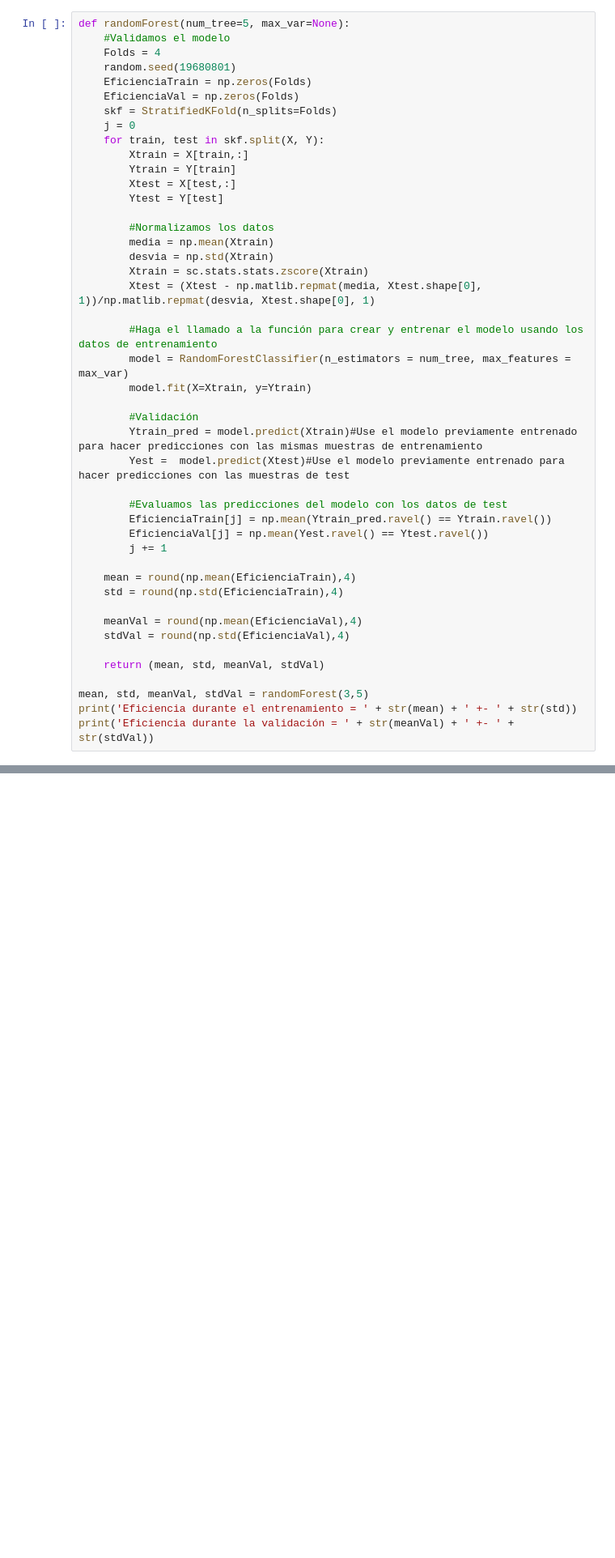
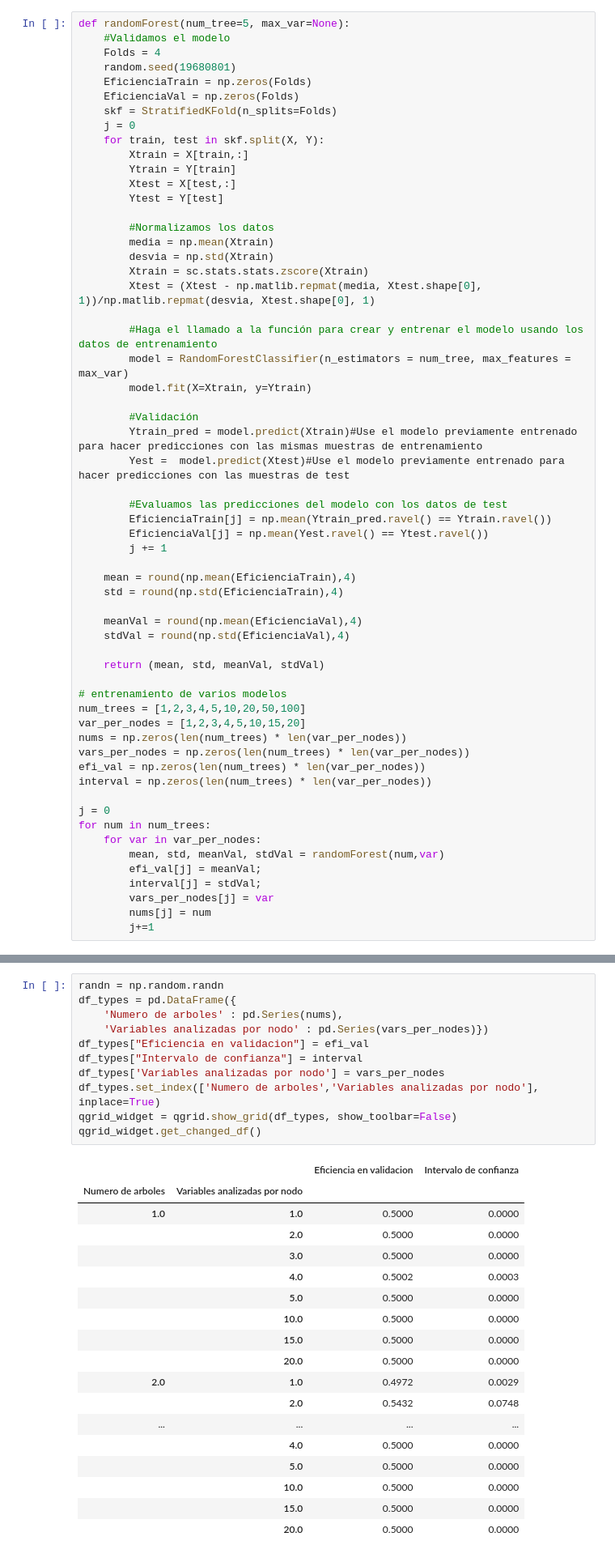
Before and after one commit to jaiderog/ML_IntroductoryCourse, a Jupyter notebook: Proyecto/Modelos.ipynb, the cells around one changed output, grey strips where cells are left out. Shown at 81% size. Cells and saved outputs as stored; diff of their text form; blank space fills up the shorter version.

Commit message:
tabla random forest y svm

```diff
--- a/Proyecto/Modelos.ipynb
+++ b/Proyecto/Modelos.ipynb
@@ -456,6 +456,20 @@ def randomForest(num_tree=5, max_var=None):
 
     return (mean, std, meanVal, stdVal)
 
-mean, std, meanVal, stdVal = randomForest(3,5)
-print('Eficiencia durante el entrenamiento = ' + str(mean) + ' +- ' + str(std))
-print('Eficiencia durante la validación = ' + str(meanVal) + ' +- ' + str(stdVal))
+# entrenamiento de varios modelos
+num_trees = [1,2,3,4,5,10,20,50,100]
+var_per_nodes = [1,2,3,4,5,10,15,20]
+nums = np.zeros(len(num_trees) * len(var_per_nodes))
+vars_per_nodes = np.zeros(len(num_trees) * len(var_per_nodes))
+efi_val = np.zeros(len(num_trees) * len(var_per_nodes))
+interval = np.zeros(len(num_trees) * len(var_per_nodes))
+
+j = 0
+for num in num_trees:
+    for var in var_per_nodes:
+        mean, std, meanVal, stdVal = randomForest(num,var)
+        efi_val[j] = meanVal;
+        interval[j] = stdVal;
+        vars_per_nodes[j] = var
+        nums[j] = num
+        j+=1
@@ -464,0 +478,30 @@ Eficiencia durante la validación = 0.864 +- 0.0034
+# %%
+randn = np.random.randn
+df_types = pd.DataFrame({
+    'Numero de arboles' : pd.Series(nums),
+    'Variables analizadas por nodo' : pd.Series(vars_per_nodes)})
+df_types["Eficiencia en validacion"] = efi_val
+df_types["Intervalo de confianza"] = interval
+df_types['Variables analizadas por nodo'] = vars_per_nodes
+df_types.set_index(['Numero de arboles','Variables analizadas por nodo'], inplace=True)
+qgrid_widget = qgrid.show_grid(df_types, show_toolbar=False)
+qgrid_widget.get_changed_df()
+# %% [output]
+|  |  | Eficiencia en validacion | Intervalo de confianza |
+| Numero de arboles | Variables analizadas por nodo |  |  |
+| 1.0 | 1.0 | 0.5000 | 0.0000 |
+|  | 2.0 | 0.5000 | 0.0000 |
+|  | 3.0 | 0.5000 | 0.0000 |
+|  | 4.0 | 0.5002 | 0.0003 |
+|  | 5.0 | 0.5000 | 0.0000 |
+|  | 10.0 | 0.5000 | 0.0000 |
+|  | 15.0 | 0.5000 | 0.0000 |
+|  | 20.0 | 0.5000 | 0.0000 |
+| 2.0 | 1.0 | 0.4972 | 0.0029 |
+|  | 2.0 | 0.5432 | 0.0748 |
+| ... | ... | ... | ... |
+|  | 4.0 | 0.5000 | 0.0000 |
+|  | 5.0 | 0.5000 | 0.0000 |
+|  | 10.0 | 0.5000 | 0.0000 |
+|  | 15.0 | 0.5000 | 0.0000 |
+|  | 20.0 | 0.5000 | 0.0000 |
```
Also changed, not shown: parts of 4 cells of this notebook.
